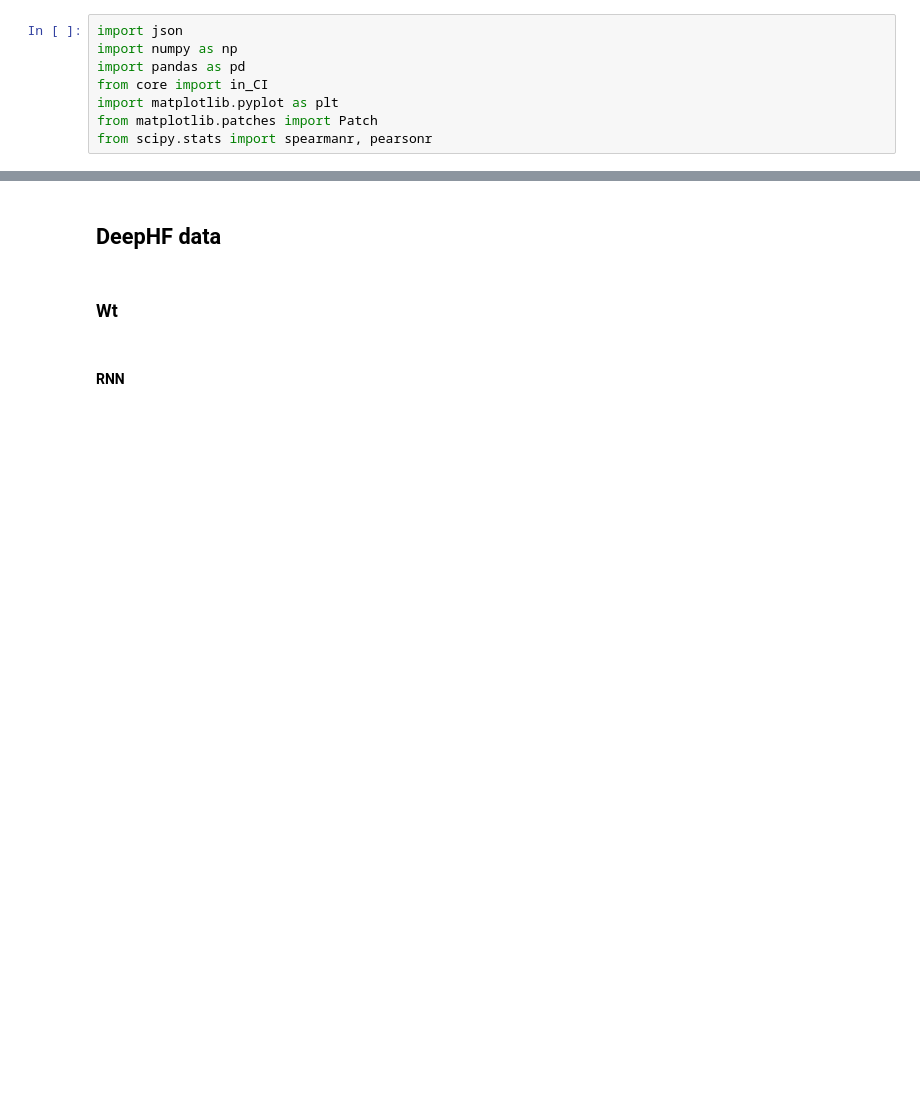
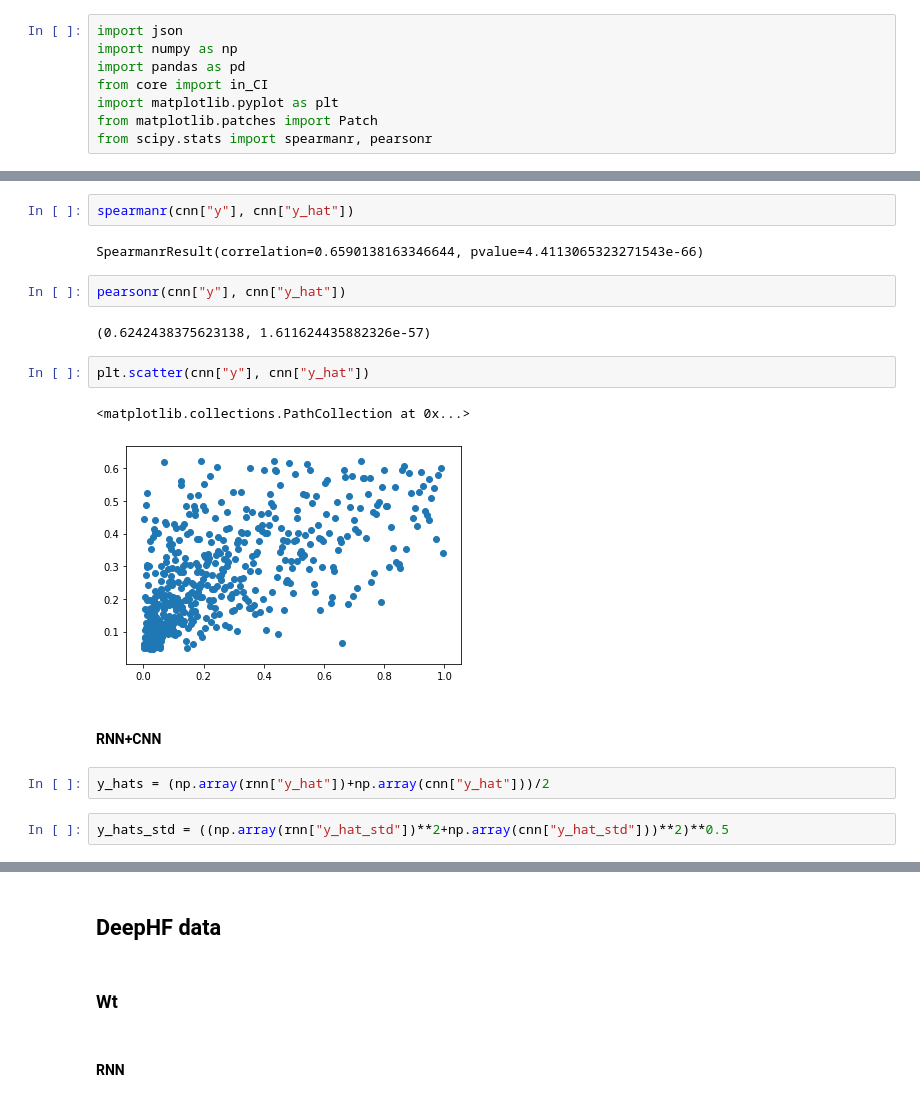
Before and after one commit to bakirillov/uace, a Jupyter notebook: src/ConfidenceIntervals.ipynb, the cells around one changed output, grey strips where cells are left out. Drawn from its saved outputs; the diff is of its cells as text; blank space fills up the shorter version.

```diff
--- a/src/ConfidenceIntervals.ipynb
+++ b/src/ConfidenceIntervals.ipynb
@@ -8,0 +44,19 @@ from scipy.stats import spearmanr, pearsonr
+# %%
+spearmanr(cnn["y"], cnn["y_hat"])
+# %% [output]
+SpearmanrResult(correlation=0.6590138163346644, pvalue=4.4113065323271543e-66)
+# %%
+pearsonr(cnn["y"], cnn["y_hat"])
+# %% [output]
+(0.6242438375623138, 1.611624435882326e-57)
+# %%
+plt.scatter(cnn["y"], cnn["y_hat"])
+# %% [output]
+<matplotlib.collections.PathCollection at 0x...>
+[figure, added]
+# %% [markdown]
+#### RNN+CNN
+# %%
+y_hats = (np.array(rnn["y_hat"])+np.array(cnn["y_hat"]))/2
+# %%
+y_hats_std = ((np.array(rnn["y_hat_std"])**2+np.array(cnn["y_hat_std"]))**2)**0.5
```
Also changed, not shown: parts of 40 cells of this notebook, 4 other files.
